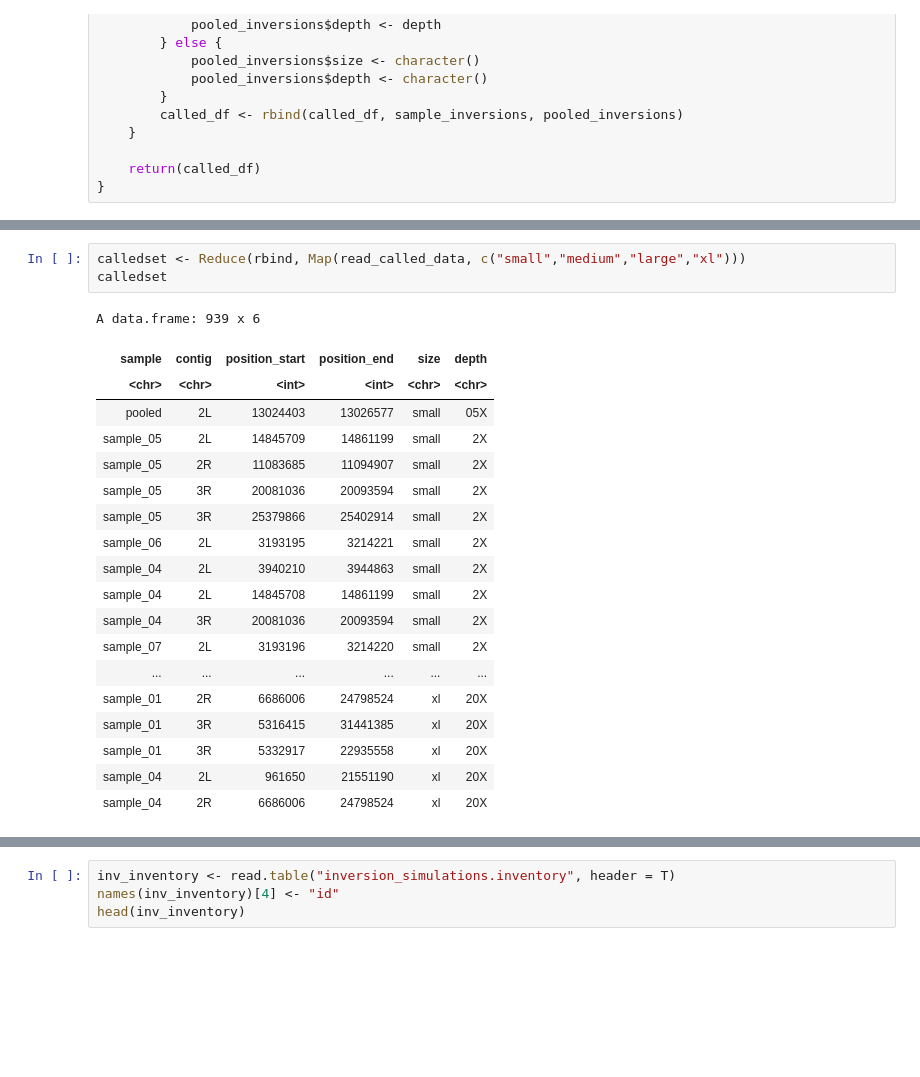
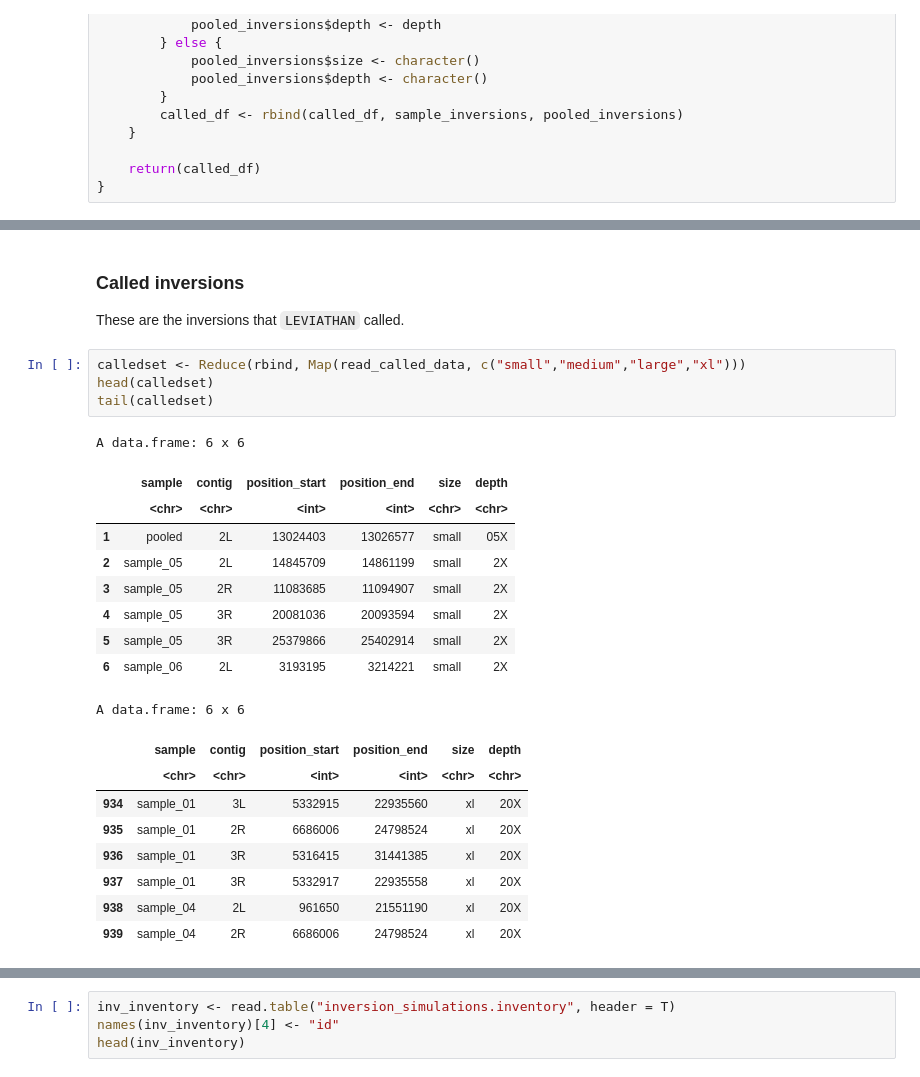
Before and after one commit to pdimens/haplotagging_simulations, a Jupyter notebook: assess_called_inversions.ipynb, the cells around one changed output, grey strips where cells are left out. Drawn from its saved outputs; the diff is of its cells as text; blank space fills up the shorter version.

```diff
--- a/assess_called_inversions.ipynb
+++ b/assess_called_inversions.ipynb
@@ -88,24 +91,27 @@ A grouped_df: 48 x 5
+# %% [markdown]
+### Called inversions
+These are the inversions that `LEVIATHAN` called.
 # %%
 calledset <- Reduce(rbind, Map(read_called_data, c("small","medium","large","xl")))
-calledset
+head(calledset)
+tail(calledset)
 # %% [output]
-A data.frame: 939 x 6
+A data.frame: 6 x 6
-| sample | contig | position_start | position_end | size | depth |
-| <chr> | <chr> | <int> | <int> | <chr> | <chr> |
-| pooled | 2L | 13024403 | 13026577 | small | 05X |
-| sample_05 | 2L | 14845709 | 14861199 | small | 2X |
-| sample_05 | 2R | 11083685 | 11094907 | small | 2X |
-| sample_05 | 3R | 20081036 | 20093594 | small | 2X |
-| sample_05 | 3R | 25379866 | 25402914 | small | 2X |
-| sample_06 | 2L | 3193195 | 3214221 | small | 2X |
-| sample_04 | 2L | 3940210 | 3944863 | small | 2X |
-| sample_04 | 2L | 14845708 | 14861199 | small | 2X |
-| sample_04 | 3R | 20081036 | 20093594 | small | 2X |
-| sample_07 | 2L | 3193196 | 3214220 | small | 2X |
-| ... | ... | ... | ... | ... | ... |
-| sample_01 | 2R | 6686006 | 24798524 | xl | 20X |
-| sample_01 | 3R | 5316415 | 31441385 | xl | 20X |
-| sample_01 | 3R | 5332917 | 22935558 | xl | 20X |
-| sample_04 | 2L | 961650 | 21551190 | xl | 20X |
-| sample_04 | 2R | 6686006 | 24798524 | xl | 20X |
+|  | sample | contig | position_start | position_end | size | depth |
+|  | <chr> | <chr> | <int> | <int> | <chr> | <chr> |
+| 1 | pooled | 2L | 13024403 | 13026577 | small | 05X |
+| 2 | sample_05 | 2L | 14845709 | 14861199 | small | 2X |
+| 3 | sample_05 | 2R | 11083685 | 11094907 | small | 2X |
+| 4 | sample_05 | 3R | 20081036 | 20093594 | small | 2X |
+| 5 | sample_05 | 3R | 25379866 | 25402914 | small | 2X |
+| 6 | sample_06 | 2L | 3193195 | 3214221 | small | 2X |
+A data.frame: 6 x 6
+|  | sample | contig | position_start | position_end | size | depth |
+|  | <chr> | <chr> | <int> | <int> | <chr> | <chr> |
+| 934 | sample_01 | 3L | 5332915 | 22935560 | xl | 20X |
+| 935 | sample_01 | 2R | 6686006 | 24798524 | xl | 20X |
+| 936 | sample_01 | 3R | 5316415 | 31441385 | xl | 20X |
+| 937 | sample_01 | 3R | 5332917 | 22935558 | xl | 20X |
+| 938 | sample_04 | 2L | 961650 | 21551190 | xl | 20X |
+| 939 | sample_04 | 2R | 6686006 | 24798524 | xl | 20X |
 # %% [markdown]
```
Also changed, not shown: parts of 30 cells of this notebook.
